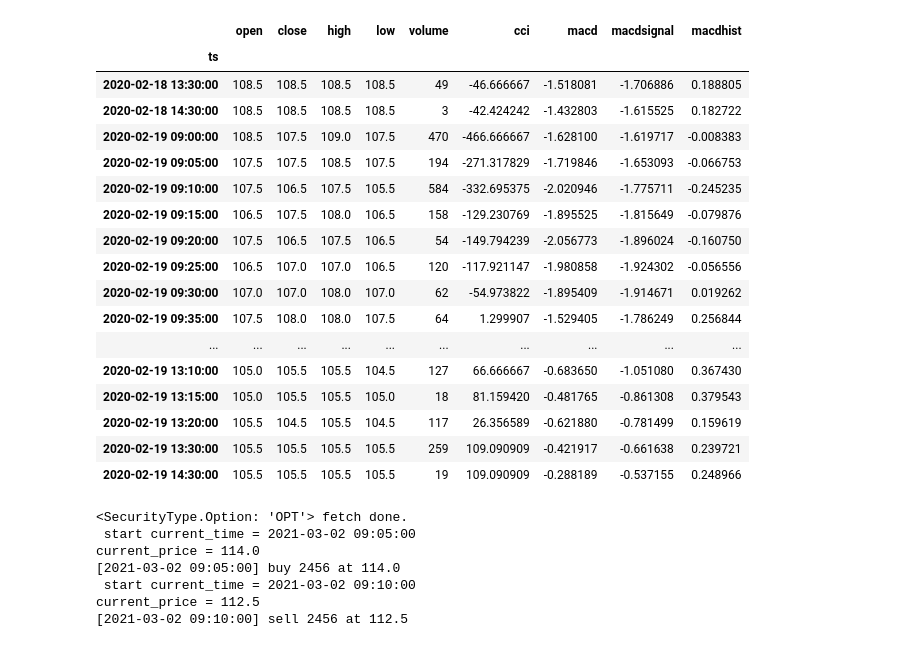
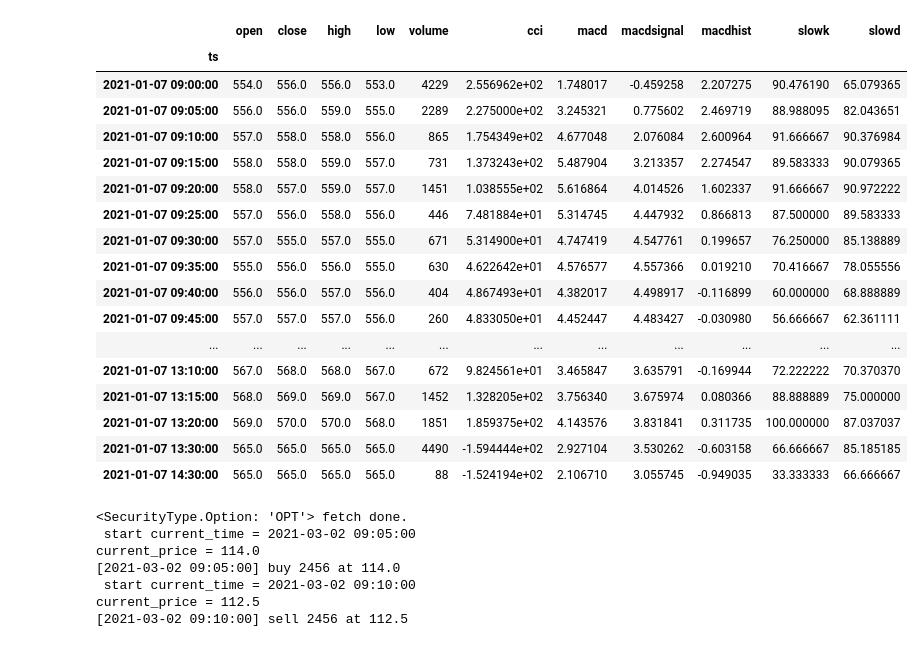
Before and after one commit to howielujah/python-program-trading, a Jupyter notebook: Ch03_05.ipynb, the cells around one changed output. Saved outputs shown, nothing was run; the diff lists cells and outputs as text; code cells hidden in the pictures.

```diff
--- a/Ch03_05.ipynb
+++ b/Ch03_05.ipynb
@@ -28,6 +28,15 @@ def get_technical_indicator(kbars):
     kbars['macdsignal'] = macdsignal
     kbars['macdhist'] = macdhist
 
+    kbars['slowk'], kbars['slowd'] = talib.STOCH(kbars.high,
+                        kbars.low,
+                        kbars.close,
+                        fastk_period=9,
+                        slowk_period=3,
+                        slowk_matype=0,
+                        slowd_period=3,
+                        slowd_matype=0)
+
     return kbars
 # %%
 import json
@@ -53,36 +71,37 @@ Response Code: 0 | Event Code: 0 | Info: host '203.66.91.161:80', hostname '203.
 # %%
-code = '3515'
+code = '2330'
 
 tw_calendar = get_calendar('XTAI')
 
-date = pd.to_datetime('2020-2-19')
+date = pd.to_datetime('2021-1-7')
 prev_trading_date = tw_calendar.previous_close(date).date()
 
 ticks = get_ticks(code, prev_trading_date, connection, api)[0].append(get_ticks(code, date, connection, api)[0])
 kbars = ticks_to_kbars(ticks)
 kbars = get_technical_indicator(kbars)
-kbars = kbars[pd.to_datetime(prev_trading_date).replace(hour=13, minute=30):]
+# kbars = kbars[pd.to_datetime(prev_trading_date).replace(hour=13, minute=30):]
+kbars = kbars[date:]
 
 kbars
 # %% [output]
-|  | open | close | high | low | volume | cci | macd | macdsignal | macdhist |
-| ts |  |  |  |  |  |  |  |  |  |
-| 2020-02-18 13:30:00 | 108.5 | 108.5 | 108.5 | 108.5 | 49 | -46.666667 | -1.518081 | -1.706886 | 0.188805 |
-| 2020-02-18 14:30:00 | 108.5 | 108.5 | 108.5 | 108.5 | 3 | -42.424242 | -1.432803 | -1.615525 | 0.182722 |
-| 2020-02-19 09:00:00 | 108.5 | 107.5 | 109.0 | 107.5 | 470 | -466.666667 | -1.628100 | -1.619717 | -0.008383 |
-| 2020-02-19 09:05:00 | 107.5 | 107.5 | 108.5 | 107.5 | 194 | -271.317829 | -1.719846 | -1.653093 | -0.066753 |
-| 2020-02-19 09:10:00 | 107.5 | 106.5 | 107.5 | 105.5 | 584 | -332.695375 | -2.020946 | -1.775711 | -0.245235 |
-| 2020-02-19 09:15:00 | 106.5 | 107.5 | 108.0 | 106.5 | 158 | -129.230769 | -1.895525 | -1.815649 | -0.079876 |
-| 2020-02-19 09:20:00 | 107.5 | 106.5 | 107.5 | 106.5 | 54 | -149.794239 | -2.056773 | -1.896024 | -0.160750 |
-| 2020-02-19 09:25:00 | 106.5 | 107.0 | 107.0 | 106.5 | 120 | -117.921147 | -1.980858 | -1.924302 | -0.056556 |
-| 2020-02-19 09:30:00 | 107.0 | 107.0 | 108.0 | 107.0 | 62 | -54.973822 | -1.895409 | -1.914671 | 0.019262 |
-| 2020-02-19 09:35:00 | 107.5 | 108.0 | 108.0 | 107.5 | 64 | 1.299907 | -1.529405 | -1.786249 | 0.256844 |
-| ... | ... | ... | ... | ... | ... | ... | ... | ... | ... |
-| 2020-02-19 13:10:00 | 105.0 | 105.5 | 105.5 | 104.5 | 127 | 66.666667 | -0.683650 | -1.051080 | 0.367430 |
-| 2020-02-19 13:15:00 | 105.0 | 105.5 | 105.5 | 105.0 | 18 | 81.159420 | -0.481765 | -0.861308 | 0.379543 |
-| 2020-02-19 13:20:00 | 105.5 | 104.5 | 105.5 | 104.5 | 117 | 26.356589 | -0.621880 | -0.781499 | 0.159619 |
-| 2020-02-19 13:30:00 | 105.5 | 105.5 | 105.5 | 105.5 | 259 | 109.090909 | -0.421917 | -0.661638 | 0.239721 |
-| 2020-02-19 14:30:00 | 105.5 | 105.5 | 105.5 | 105.5 | 19 | 109.090909 | -0.288189 | -0.537155 | 0.248966 |
+|  | open | close | high | low | volume | cci | macd | macdsignal | macdhist | slowk | slowd |
+| ts |  |  |  |  |  |  |  |  |  |  |  |
+| 2021-01-07 09:00:00 | 554.0 | 556.0 | 556.0 | 553.0 | 4229 | 2.556962e+02 | 1.748017 | -0.459258 | 2.207275 | 90.476190 | 65.079365 |
+| 2021-01-07 09:05:00 | 556.0 | 556.0 | 559.0 | 555.0 | 2289 | 2.275000e+02 | 3.245321 | 0.775602 | 2.469719 | 88.988095 | 82.043651 |
+| 2021-01-07 09:10:00 | 557.0 | 558.0 | 558.0 | 556.0 | 865 | 1.754349e+02 | 4.677048 | 2.076084 | 2.600964 | 91.666667 | 90.376984 |
+| 2021-01-07 09:15:00 | 558.0 | 558.0 | 559.0 | 557.0 | 731 | 1.373243e+02 | 5.487904 | 3.213357 | 2.274547 | 89.583333 | 90.079365 |
+| 2021-01-07 09:20:00 | 558.0 | 557.0 | 559.0 | 557.0 | 1451 | 1.038555e+02 | 5.616864 | 4.014526 | 1.602337 | 91.666667 | 90.972222 |
+| 2021-01-07 09:25:00 | 557.0 | 556.0 | 558.0 | 556.0 | 446 | 7.481884e+01 | 5.314745 | 4.447932 | 0.866813 | 87.500000 | 89.583333 |
+| 2021-01-07 09:30:00 | 557.0 | 555.0 | 557.0 | 555.0 | 671 | 5.314900e+01 | 4.747419 | 4.547761 | 0.199657 | 76.250000 | 85.138889 |
+| 2021-01-07 09:35:00 | 555.0 | 556.0 | 556.0 | 555.0 | 630 | 4.622642e+01 | 4.576577 | 4.557366 | 0.019210 | 70.416667 | 78.055556 |
+| 2021-01-07 09:40:00 | 556.0 | 556.0 | 557.0 | 556.0 | 404 | 4.867493e+01 | 4.382017 | 4.498917 | -0.116899 | 60.000000 | 68.888889 |
+| 2021-01-07 09:45:00 | 557.0 | 557.0 | 557.0 | 556.0 | 260 | 4.833050e+01 | 4.452447 | 4.483427 | -0.030980 | 56.666667 | 62.361111 |
+| ... | ... | ... | ... | ... | ... | ... | ... | ... | ... | ... | ... |
+| 2021-01-07 13:10:00 | 567.0 | 568.0 | 568.0 | 567.0 | 672 | 9.824561e+01 | 3.465847 | 3.635791 | -0.169944 | 72.222222 | 70.370370 |
+| 2021-01-07 13:15:00 | 568.0 | 569.0 | 569.0 | 567.0 | 1452 | 1.328205e+02 | 3.756340 | 3.675974 | 0.080366 | 88.888889 | 75.000000 |
+| 2021-01-07 13:20:00 | 569.0 | 570.0 | 570.0 | 568.0 | 1851 | 1.859375e+02 | 4.143576 | 3.831841 | 0.311735 | 100.000000 | 87.037037 |
+| 2021-01-07 13:30:00 | 565.0 | 565.0 | 565.0 | 565.0 | 4490 | -1.594444e+02 | 2.927104 | 3.530262 | -0.603158 | 66.666667 | 85.185185 |
+| 2021-01-07 14:30:00 | 565.0 | 565.0 | 565.0 | 565.0 | 88 | -1.524194e+02 | 2.106710 | 3.055745 | -0.949035 | 33.333333 | 66.666667 |
 # %%
 def day_trading_backtest(code, date, connection, api):
 
```
Also changed, not shown: parts of 1 cell of this notebook, 3 other files.
